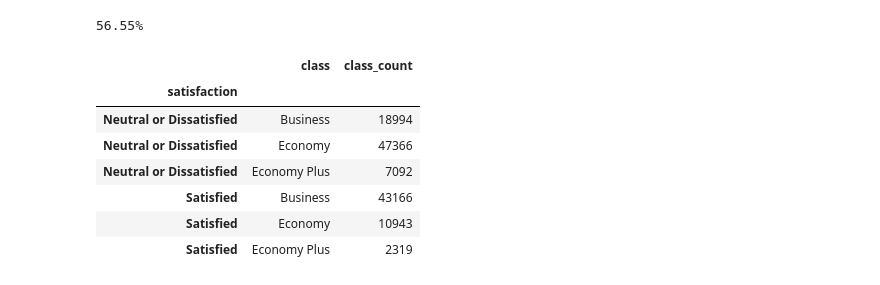
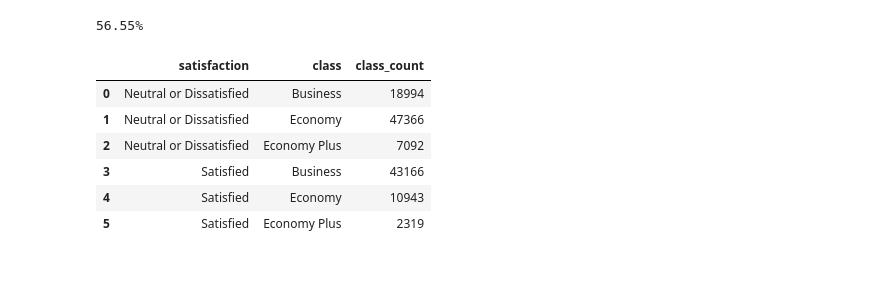
Before and after one commit to Coded123/Maven-Analytics-Airlines-Challenge, a Jupyter notebook: Maven_airline_data_analysis.ipynb, the cells around one changed output. Saved outputs shown, nothing was run; the diff lists cells and outputs as text; code cells hidden in the pictures.

Commit message:
breakdown of satisfaction

```diff
--- a/Maven_airline_data_analysis.ipynb
+++ b/Maven_airline_data_analysis.ipynb
@@ -337,14 +337,12 @@ print(non_satisfied)
 # %%
 pas_sat_count = df.groupby(['satisfaction','class'])
 class_count = pas_sat_count['class'].count().reset_index(name='class_count')
-class_count.set_index(['satisfaction'], inplace=True)
 class_count
 # %% [output]
-|  | class | class_count |
-| satisfaction |  |  |
-| Neutral or Dissatisfied | Business | 18994 |
-| Neutral or Dissatisfied | Economy | 47366 |
-| Neutral or Dissatisfied | Economy Plus | 7092 |
-| Satisfied | Business | 43166 |
-| Satisfied | Economy | 10943 |
-| Satisfied | Economy Plus | 2319 |
+|  | satisfaction | class | class_count |
+| 0 | Neutral or Dissatisfied | Business | 18994 |
+| 1 | Neutral or Dissatisfied | Economy | 47366 |
+| 2 | Neutral or Dissatisfied | Economy Plus | 7092 |
+| 3 | Satisfied | Business | 43166 |
+| 4 | Satisfied | Economy | 10943 |
+| 5 | Satisfied | Economy Plus | 2319 |
```
Also changed, not shown: parts of 9 cells of this notebook.
